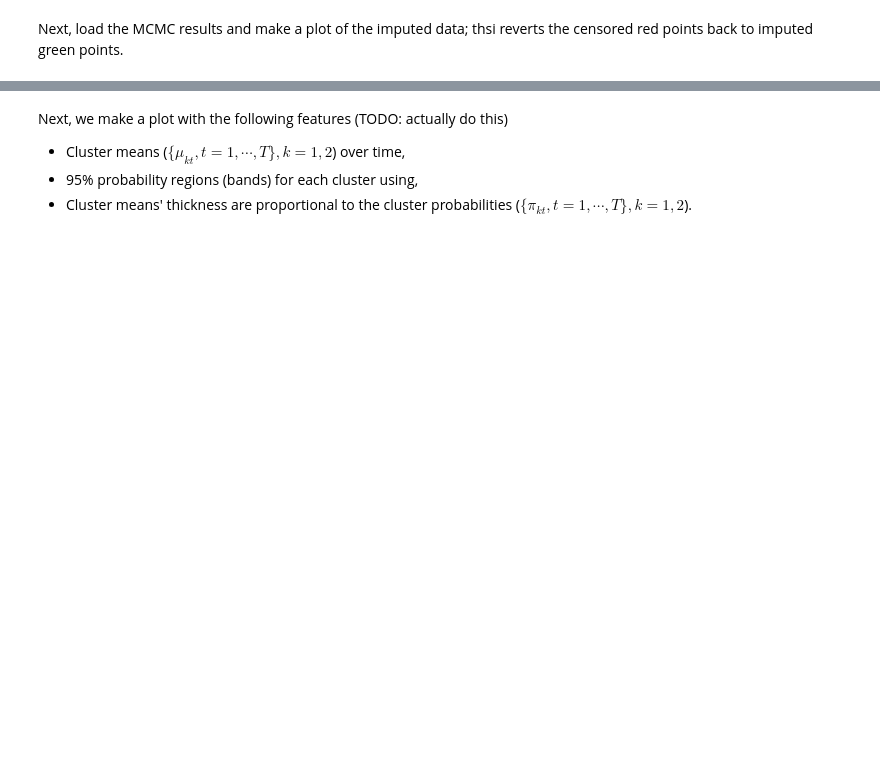
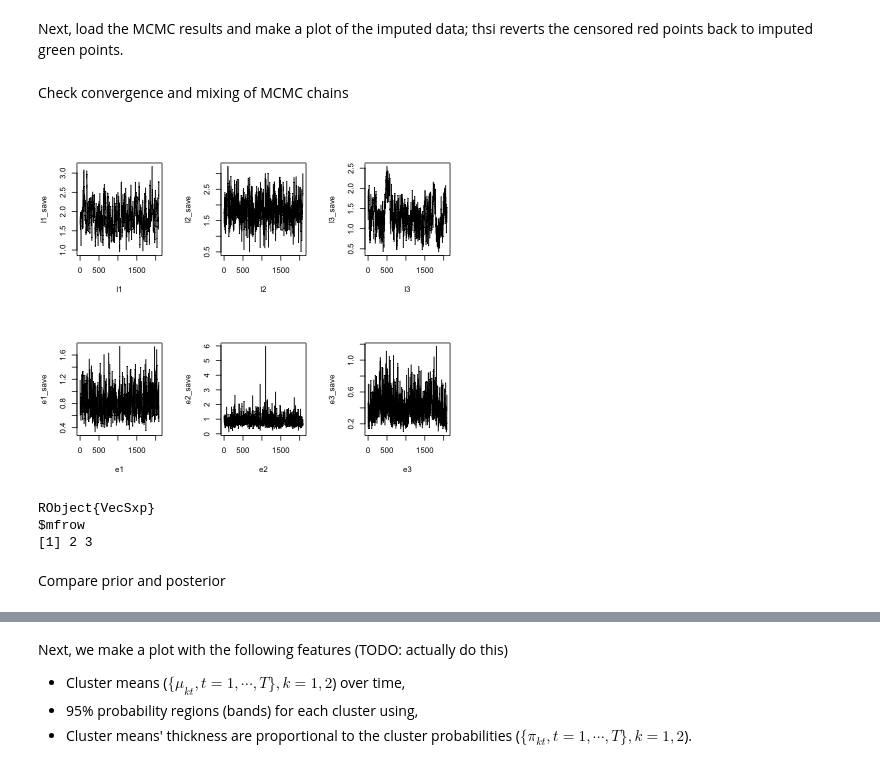
Before and after one commit to sangwon-hyun/flowcut, a Jupyter notebook: code/1d-2clust-simulation.ipynb, the cells around one changed output, grey strips where cells are left out. Drawn from its saved outputs; the diff is of its cells as text; code cells hidden in the pictures; blank space fills up the shorter version.

```diff
--- a/code/1d-2clust-simulation.ipynb
+++ b/code/1d-2clust-simulation.ipynb
@@ -17,6 +24,6 @@ MCMC(config_file)
 # %%
-fitdata = load("fit_test.jld2");
-simdata = load("test.jld2");
+fitdata = load("../output/fit_test2.jld2");
+simdata = load("../data/test2.jld2");
 ylist_censored = simdata["y"];
 ylist_orig = simdata["x"];
 # %% [markdown]
@@ -103,12 +91,14 @@ RObject{VecSxp}
 Next, load the MCMC results and make a plot of the imputed data; thsi reverts the censored red points back to imputed green points.
 # %%
 pos = fitdata["pos"]
+hyper = fitdata["hyper"]
 
 nsam = length(pos["sigma1"])
-nburn = div(nsam, 4)
-nthin = div(nsam-nburn,2000)
-keep_index = [nburn+nthin;] ## Taknig the last guy?
-nkeep = length(keep_index)
+nburn = div(nsam, 4) # discard the first 25% samples
+nthin = div(nsam-nburn,2000) # keep 2000 posterior samples for inference
+# keep_index = [nburn:nthin;] ## Taknig the last guy?
+keep_index = [nburn+1:nthin:nsam;];
+nkeep = length(keep_index);
 
 sigma1_save = pos["sigma1"][keep_index];
 sigma2_save = pos["sigma2"][keep_index];
@@ -117,6 +107,34 @@ mu2_save = pos["mu2"][keep_index,:];
 phi1_save = pos["phi1"][keep_index,:];
 w1_save = exp.(phi1_save) ./ (exp.(phi1_save) .+ 1);
 
+Z_save = pos["Z"][keep_index];
+_y_save = pos["_y"][keep_index];
 
-_y_save = pos["_y"][keep_index];
-ylist_impute_mean = mean(_y_save);
+l1_save = pos["l1"][keep_index]
+l2_save = pos["l2"][keep_index]
+l3_save = pos["l3"][keep_index]
+e1_save = pos["e1"][keep_index]
+e2_save = pos["e2"][keep_index]
+e3_save = pos["e3"][keep_index];
+# %% [markdown]
+Check convergence and mixing of MCMC chains
+# %%
+@rput l1_save l2_save l3_save;
+@rput e1_save e2_save e3_save;
+R"""
+par(mfrow=c(2,3))
+plot(l1_save, type='l', xlab="l1")
+plot(l2_save, type='l', xlab="l2")
+plot(l3_save, type='l', xlab="l3")
+plot(e1_save, type='l', xlab="e1")
+plot(e2_save, type='l', xlab="e2")
+plot(e3_save, type='l', xlab="e3")
+par(mfrow=c(1,1))
+"""
+# %% [output]
+[figure, added]
+RObject{VecSxp}
+$mfrow
+[1] 2 3
+# %% [markdown]
+Compare prior and posterior
```
Also changed, not shown: parts of 17 cells of this notebook.
